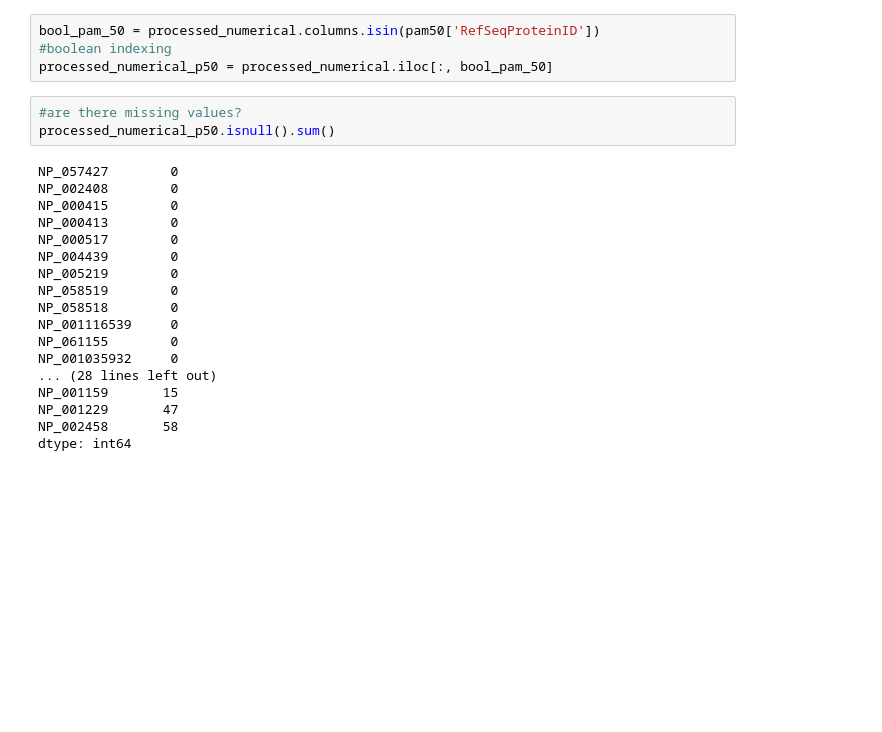
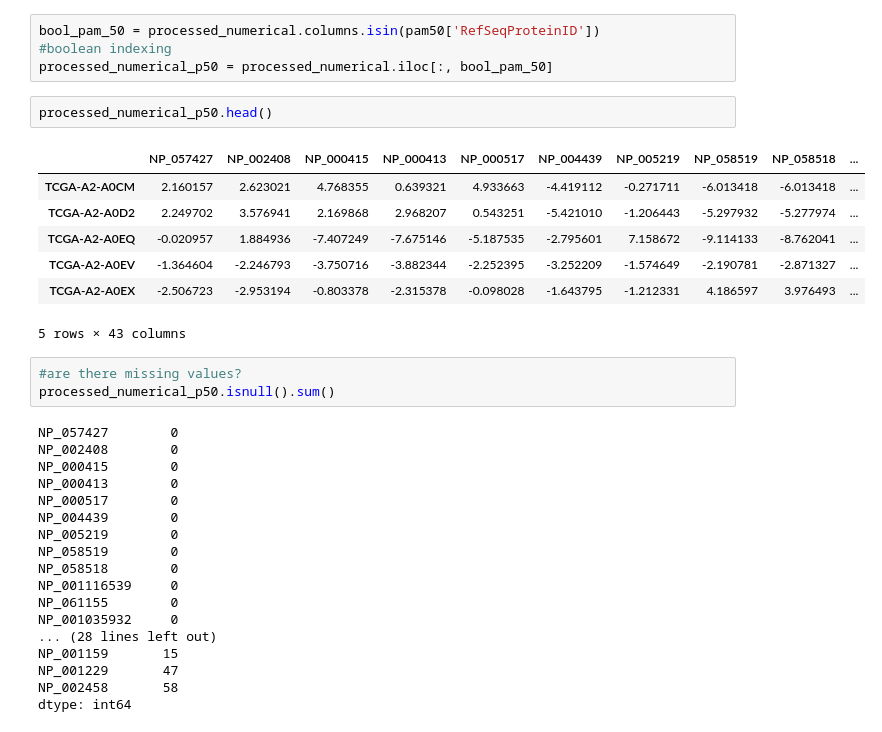
Before and after one commit to noise42/datastructures, a Jupyter notebook: materials/misc_data/les7/dataset_clustering/ensemble_clust.ipynb, the cells around one changed output. Saved outputs shown, nothing was run; the diff lists cells and outputs as text; blank space fills up the shorter version.

```diff
--- a/materials/misc_data/les7/dataset_clustering/ensemble_clust.ipynb
+++ b/materials/misc_data/les7/dataset_clustering/ensemble_clust.ipynb
@@ -151,6 +147,16 @@ processed_numerical = processed.loc[:, numerical_cols]
 bool_pam_50 = processed_numerical.columns.isin(pam50['RefSeqProteinID'])
 #boolean indexing
 processed_numerical_p50 = processed_numerical.iloc[:, bool_pam_50]
+# %%
+processed_numerical_p50.head()
+# %% [output]
+|  | NP_057427 | NP_002408 | NP_000415 | NP_000413 | NP_000517 | NP_004439 | NP_005219 | NP_058519 | NP_058518 | ... |
+| TCGA-A2-A0CM | 2.160157 | 2.623021 | 4.768355 | 0.639321 | 4.933663 | -4.419112 | -0.271711 | -6.013418 | -6.013418 | ... |
+| TCGA-A2-A0D2 | 2.249702 | 3.576941 | 2.169868 | 2.968207 | 0.543251 | -5.421010 | -1.206443 | -5.297932 | -5.277974 | ... |
+| TCGA-A2-A0EQ | -0.020957 | 1.884936 | -7.407249 | -7.675146 | -5.187535 | -2.795601 | 7.158672 | -9.114133 | -8.762041 | ... |
+| TCGA-A2-A0EV | -1.364604 | -2.246793 | -3.750716 | -3.882344 | -2.252395 | -3.252209 | -1.574649 | -2.190781 | -2.871327 | ... |
+| TCGA-A2-A0EX | -2.506723 | -2.953194 | -0.803378 | -2.315378 | -0.098028 | -1.643795 | -1.212331 | 4.186597 | 3.976493 | ... |
+5 rows × 43 columns
 # %%
 #are there missing values?
 processed_numerical_p50.isnull().sum()
```
Also changed, not shown: parts of 30 cells of this notebook, 3 other files.
